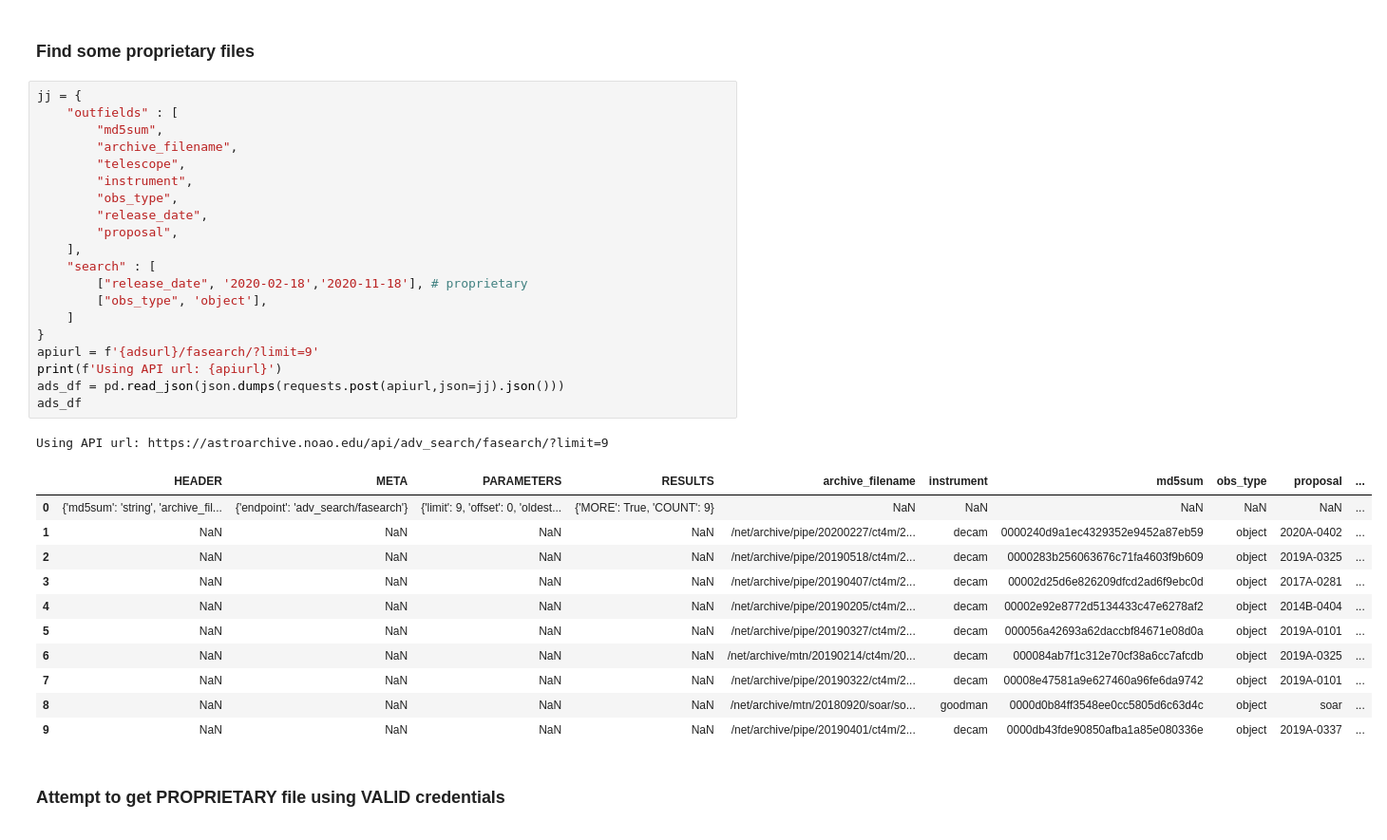
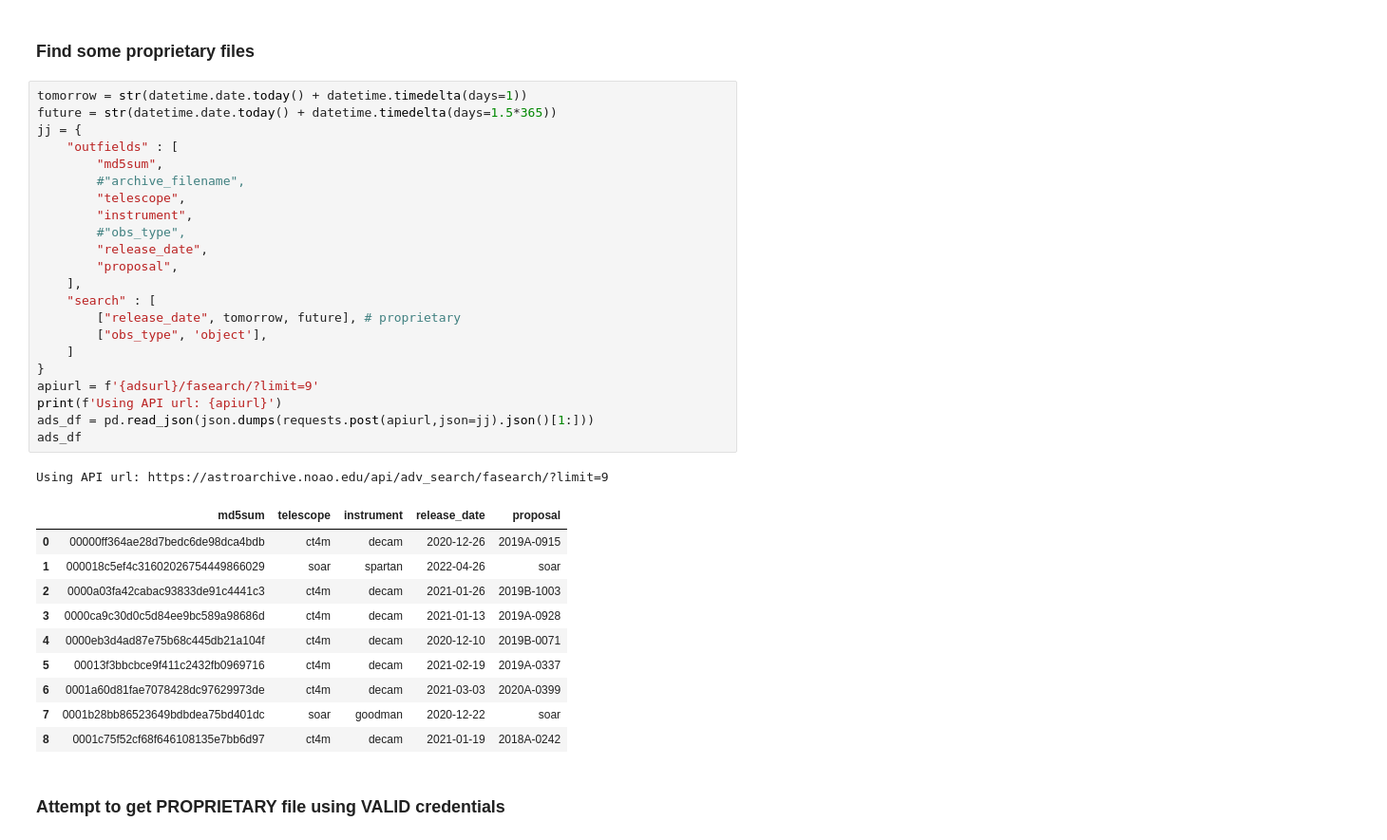
Before and after one commit to NOAO/nat-nb, a Jupyter notebook: api-authentication.ipynb, the cells around one changed output. Shown at 95% size. Saved outputs shown, nothing was run; the diff lists cells and outputs as text.

```diff
--- a/api-authentication.ipynb
+++ b/api-authentication.ipynb
@@ -85,38 +91,39 @@ You can also click on this link to use your browser to download the file.
 # %% [markdown]
 ### Find some proprietary files
 # %%
+tomorrow = str(datetime.date.today() + datetime.timedelta(days=1))
+future = str(datetime.date.today() + datetime.timedelta(days=1.5*365))
 jj = {
     "outfields" : [
         "md5sum",
-        "archive_filename",
+        #"archive_filename",
         "telescope",
         "instrument",
-        "obs_type",
+        #"obs_type",
         "release_date",
         "proposal",
     ],
     "search" : [
-        ["release_date", '2020-02-18','2020-11-18'], # proprietary
+        ["release_date", tomorrow, future], # proprietary
         ["obs_type", 'object'],
     ]
 }
 apiurl = f'{adsurl}/fasearch/?limit=9'
 print(f'Using API url: {apiurl}')
-ads_df = pd.read_json(json.dumps(requests.post(apiurl,json=jj).json()))
+ads_df = pd.read_json(json.dumps(requests.post(apiurl,json=jj).json()[1:]))
 ads_df
 # %% [output]
 Using API url: https://astroarchive.noao.edu/api/adv_search/fasearch/?limit=9
-|  | HEADER | META | PARAMETERS | RESULTS | archive_filename | instrument | md5sum | obs_type | proposal | ... |
-| 0 | {'md5sum': 'string', 'archive_fil... | {'endpoint': 'adv_search/fasearch'} | {'limit': 9, 'offset': 0, 'oldest... | {'MORE': True, 'COUNT': 9} | NaN | NaN | NaN | NaN | NaN | ... |
-| 1 | NaN | NaN | NaN | NaN | /net/archive/pipe/20200227/ct4m/2... | decam | 0000240d9a1ec4329352e9452a87eb59 | object | 2020A-0402 | ... |
-| 2 | NaN | NaN | NaN | NaN | /net/archive/pipe/20190518/ct4m/2... | decam | 0000283b256063676c71fa4603f9b609 | object | 2019A-0325 | ... |
-| 3 | NaN | NaN | NaN | NaN | /net/archive/pipe/20190407/ct4m/2... | decam | 00002d25d6e826209dfcd2ad6f9ebc0d | object | 2017A-0281 | ... |
-| 4 | NaN | NaN | NaN | NaN | /net/archive/pipe/20190205/ct4m/2... | decam | 00002e92e8772d5134433c47e6278af2 | object | 2014B-0404 | ... |
-| 5 | NaN | NaN | NaN | NaN | /net/archive/pipe/20190327/ct4m/2... | decam | 000056a42693a62daccbf84671e08d0a | object | 2019A-0101 | ... |
-| 6 | NaN | NaN | NaN | NaN | /net/archive/mtn/20190214/ct4m/20... | decam | 000084ab7f1c312e70cf38a6cc7afcdb | object | 2019A-0325 | ... |
-| 7 | NaN | NaN | NaN | NaN | /net/archive/pipe/20190322/ct4m/2... | decam | 00008e47581a9e627460a96fe6da9742 | object | 2019A-0101 | ... |
-| 8 | NaN | NaN | NaN | NaN | /net/archive/mtn/20180920/soar/so... | goodman | 0000d0b84ff3548ee0cc5805d6c63d4c | object | soar | ... |
-| 9 | NaN | NaN | NaN | NaN | /net/archive/pipe/20190401/ct4m/2... | decam | 0000db43fde90850afba1a85e080336e | object | 2019A-0337 | ... |
+|  | md5sum | telescope | instrument | release_date | proposal |
+| 0 | 00000ff364ae28d7bedc6de98dca4bdb | ct4m | decam | 2020-12-26 | 2019A-0915 |
+| 1 | 000018c5ef4c31602026754449866029 | soar | spartan | 2022-04-26 | soar |
+| 2 | 0000a03fa42cabac93833de91c4441c3 | ct4m | decam | 2021-01-26 | 2019B-1003 |
+| 3 | 0000ca9c30d0c5d84ee9bc589a98686d | ct4m | decam | 2021-01-13 | 2019A-0928 |
+| 4 | 0000eb3d4ad87e75b68c445db21a104f | ct4m | decam | 2020-12-10 | 2019B-0071 |
+| 5 | 00013f3bbcbce9f411c2432fb0969716 | ct4m | decam | 2021-02-19 | 2019A-0337 |
+| 6 | 0001a60d81fae7078428dc97629973de | ct4m | decam | 2021-03-03 | 2020A-0399 |
+| 7 | 0001b28bb86523649bdbdea75bd401dc | soar | goodman | 2020-12-22 | soar |
+| 8 | 0001c75f52cf68f646108135e7bb6d97 | ct4m | decam | 2021-01-19 | 2018A-0242 |
 # %% [markdown]
 ### Attempt to get PROPRIETARY file using VALID credentials <a id="good_auth">
 # %% [markdown]
```
Also changed, not shown: parts of 8 cells of this notebook, 6 other files.
